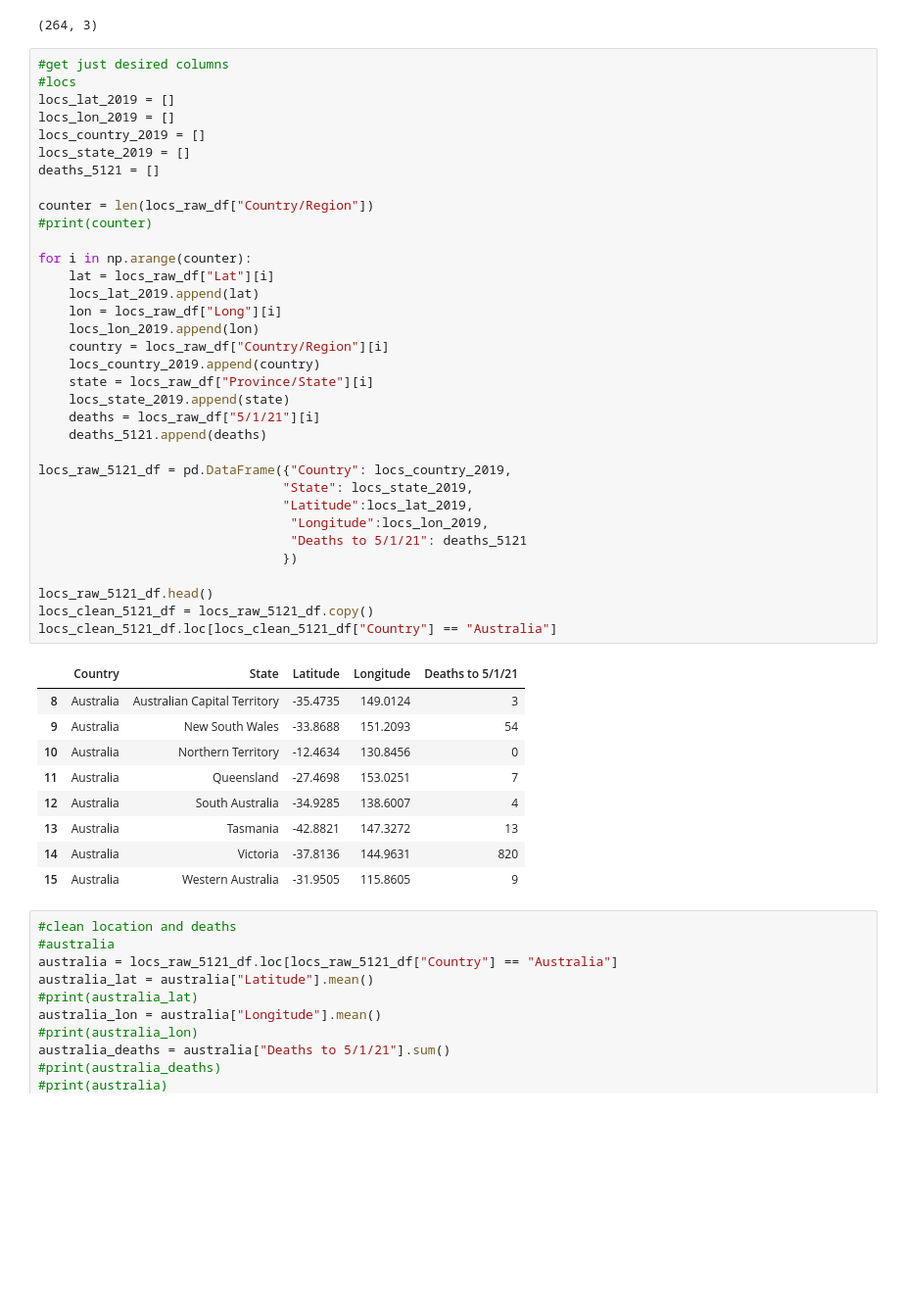
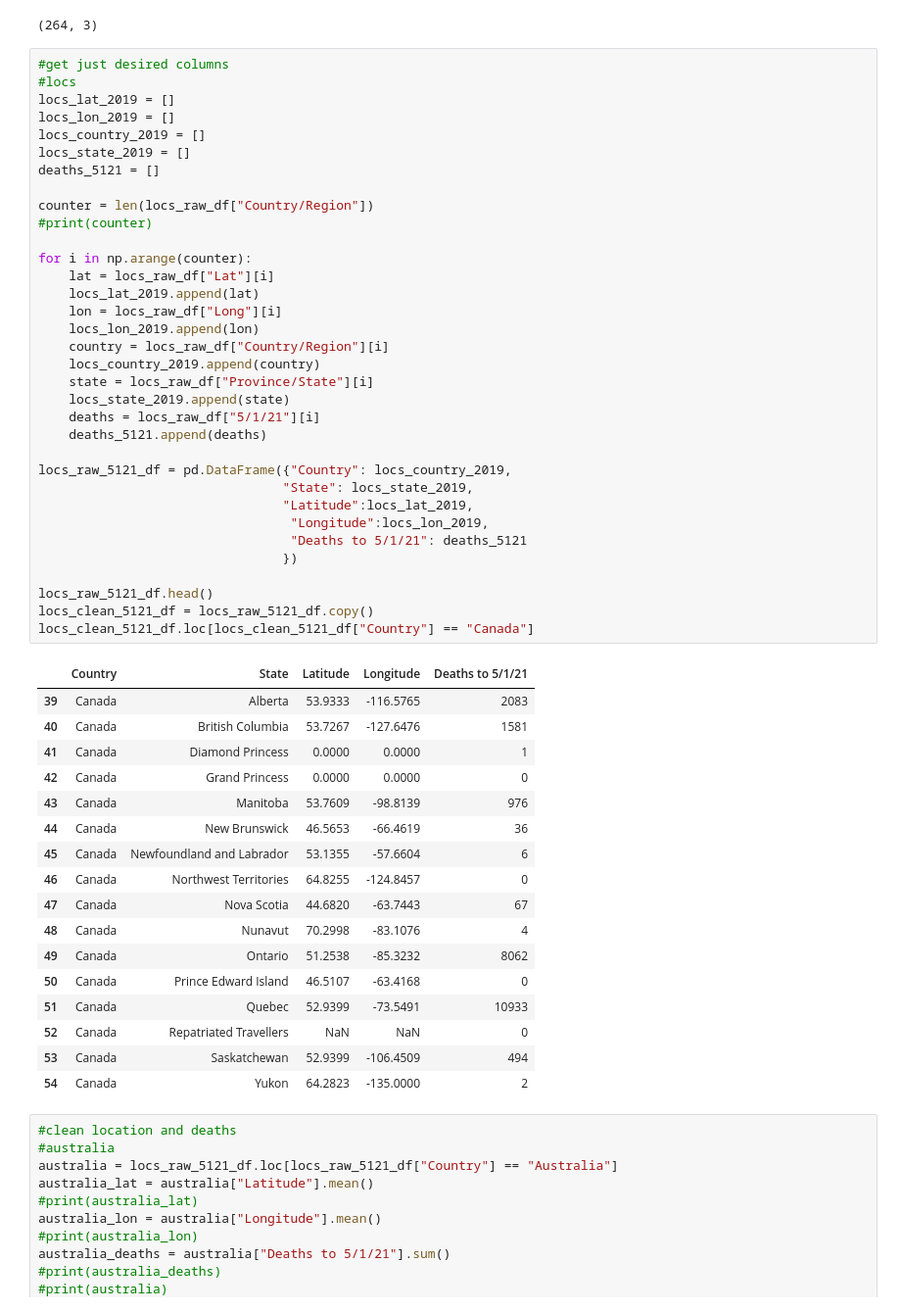
Before and after one commit to makbarish/Grp5_Project1_Covid19, a Jupyter notebook: Julio/gdp-pop_merge.ipynb, the cells around one changed output. Shown at 98% size. Cells and saved outputs as stored; diff of their text form; blank space fills up the shorter version.

```diff
--- a/Julio/gdp-pop_merge.ipynb
+++ b/Julio/gdp-pop_merge.ipynb
@@ -80,42 +80,50 @@ locs_lon_2019 = []
 locs_country_2019 = []
 locs_state_2019 = []
 deaths_5121 = []
 
 counter = len(locs_raw_df["Country/Region"])
 #print(counter)
 
 for i in np.arange(counter):
     lat = locs_raw_df["Lat"][i]
     locs_lat_2019.append(lat)
     lon = locs_raw_df["Long"][i]
     locs_lon_2019.append(lon)
     country = locs_raw_df["Country/Region"][i]
     locs_country_2019.append(country)
     state = locs_raw_df["Province/State"][i]
     locs_state_2019.append(state)
     deaths = locs_raw_df["5/1/21"][i]
     deaths_5121.append(deaths)
 
 locs_raw_5121_df = pd.DataFrame({"Country": locs_country_2019,
                                 "State": locs_state_2019,
                                 "Latitude":locs_lat_2019,
                                  "Longitude":locs_lon_2019,
                                  "Deaths to 5/1/21": deaths_5121
                                 })
 
 locs_raw_5121_df.head()
 locs_clean_5121_df = locs_raw_5121_df.copy()
-locs_clean_5121_df.loc[locs_clean_5121_df["Country"] == "Australia"]
+locs_clean_5121_df.loc[locs_clean_5121_df["Country"] == "Canada"]
 # %% [output]
 |  | Country | State | Latitude | Longitude | Deaths to 5/1/21 |
-| 8 | Australia | Australian Capital Territory | -35.4735 | 149.0124 | 3 |
-| 9 | Australia | New South Wales | -33.8688 | 151.2093 | 54 |
-| 10 | Australia | Northern Territory | -12.4634 | 130.8456 | 0 |
-| 11 | Australia | Queensland | -27.4698 | 153.0251 | 7 |
-| 12 | Australia | South Australia | -34.9285 | 138.6007 | 4 |
-| 13 | Australia | Tasmania | -42.8821 | 147.3272 | 13 |
-| 14 | Australia | Victoria | -37.8136 | 144.9631 | 820 |
-| 15 | Australia | Western Australia | -31.9505 | 115.8605 | 9 |
+| 39 | Canada | Alberta | 53.9333 | -116.5765 | 2083 |
+| 40 | Canada | British Columbia | 53.7267 | -127.6476 | 1581 |
+| 41 | Canada | Diamond Princess | 0.0000 | 0.0000 | 1 |
+| 42 | Canada | Grand Princess | 0.0000 | 0.0000 | 0 |
+| 43 | Canada | Manitoba | 53.7609 | -98.8139 | 976 |
+| 44 | Canada | New Brunswick | 46.5653 | -66.4619 | 36 |
+| 45 | Canada | Newfoundland and Labrador | 53.1355 | -57.6604 | 6 |
+| 46 | Canada | Northwest Territories | 64.8255 | -124.8457 | 0 |
+| 47 | Canada | Nova Scotia | 44.6820 | -63.7443 | 67 |
+| 48 | Canada | Nunavut | 70.2998 | -83.1076 | 4 |
+| 49 | Canada | Ontario | 51.2538 | -85.3232 | 8062 |
+| 50 | Canada | Prince Edward Island | 46.5107 | -63.4168 | 0 |
+| 51 | Canada | Quebec | 52.9399 | -73.5491 | 10933 |
+| 52 | Canada | Repatriated Travellers | NaN | NaN | 0 |
+| 53 | Canada | Saskatchewan | 52.9399 | -106.4509 | 494 |
+| 54 | Canada | Yukon | 64.2823 | -135.0000 | 2 |
 # %%
 #clean location and deaths
 #australia
```
Also changed, not shown: 13 other files.
